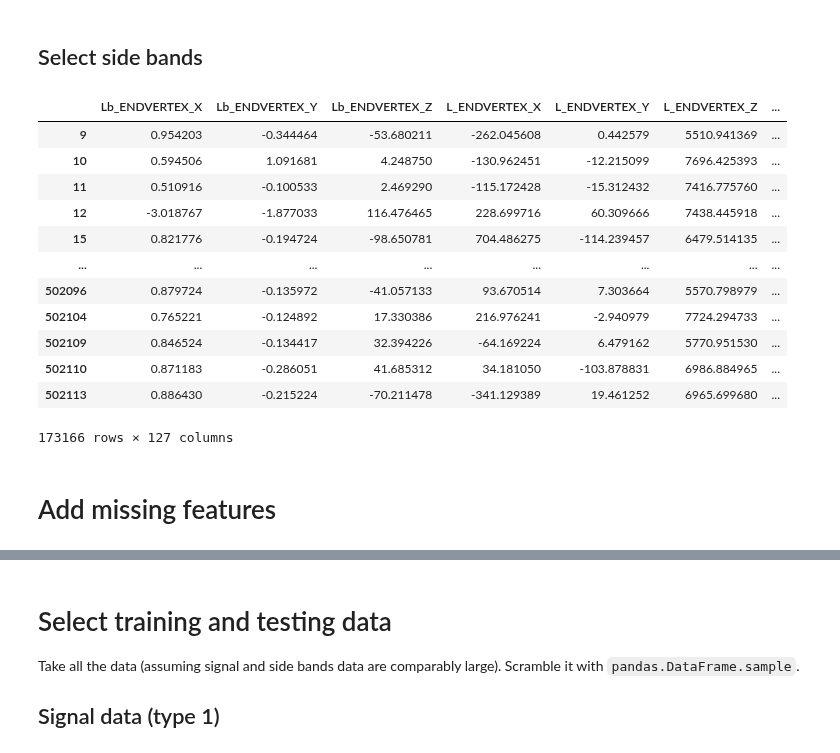
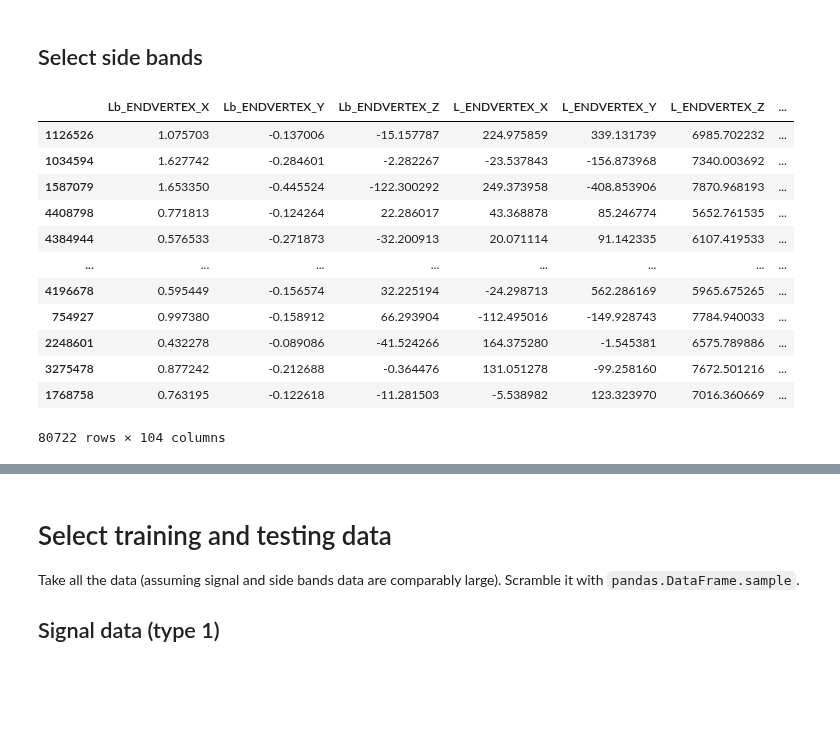
Before and after one commit to alatios/lb2jpsil_classifier-studies, a Jupyter notebook: 1_data_samples_builder.ipynb, the cells around one changed output, grey strips where cells are left out. Drawn from its saved outputs; the diff is of its cells as text; code cells hidden in the pictures; blank space fills up the shorter version.

```diff
--- a/1_data_samples_builder.ipynb
+++ b/1_data_samples_builder.ipynb
@@ -32,7 +32,7 @@ The Monte Carlo HDF5 file should contain two $n$-tuples, one named `LHCbMC_Lb` (
 The "real" data HDF5 file only needs one tree, named `LHCbData`.
 # %%
 inputMC = 'LHCbMC_2016-2017-2018_MagUpDown_Lb2JPsiL_Ttracks_v12.h5'
-inputData = 'Custom_Shuffled5e5_LHCbData_2016_MagUpDown_Dimuon_Ttracks.h5'
+inputData = 'Custom_Shuffled5e6_LHCbData_2016_MagUpDown_Dimuon_Ttracks.h5'
 # %% [markdown]
 # Monte Carlo data
 ## Reconstructed events
@@ -132,0 +170,12 @@ Data imported found in 0.9617 seconds.
+# %%
+df_Data = df_Data.assign(
+    p_PT = TransverseMomentumModulus(df_Data['p_PX'],df_Data['p_PY']),
+    DTF_FixJPsi_p_PT = TransverseMomentumModulus(df_Data['DTF_FixJPsi_p_PX'], df_Data['DTF_FixJPsi_p_PY']),
+    DTF_FixJPsiLambda_p_PT = TransverseMomentumModulus(df_Data['DTF_FixJPsiLambda_p_PX'], df_Data['DTF_FixJPsiLambda_p_PY']),
+    pim_PT = TransverseMomentumModulus(df_Data['pim_PX'],df_Data['pim_PY']),
+    DTF_FixJPsi_pim_PT = TransverseMomentumModulus(df_Data['DTF_FixJPsi_pim_PX'], df_Data['DTF_FixJPsi_pim_PY']),
+    DTF_FixJPsiLambda_pim_PT = TransverseMomentumModulus(df_Data['DTF_FixJPsiLambda_pim_PX'], df_Data['DTF_FixJPsiLambda_pim_PY']),
+    Jpsi_PT = TransverseMomentumModulus(df_Data['Jpsi_PX'],df_Data['Jpsi_PY'])
+)
+
+df_Data
@@ -133,21 +226,23 @@ Data imported found in 0.9617 seconds.
 # %% [markdown]
 ## Select side bands
 # %%
-df_Data_Sideband = df_Data.loc[df_Data['DTF_FixJPsiLambda_Lb_M'] > 5803]
-df_Data_Sideband
+SBL_LeftBoundary = 6220
+SBL_RightBoundary = 6520
+
+df_Data_Sideband_Right = df_Data.loc[(df_Data['DTF_FixJPsiLambda_Lb_M'] > SBL_LeftBoundary)
+                                     & (df_Data['DTF_FixJPsiLambda_Lb_M'] < SBL_RightBoundary)].sample(n=len(df_MC_Filtered), random_state=2021)
+df_Data_Sideband_Right
 # %% [output]
 |  | Lb_ENDVERTEX_X | Lb_ENDVERTEX_Y | Lb_ENDVERTEX_Z | L_ENDVERTEX_X | L_ENDVERTEX_Y | L_ENDVERTEX_Z | ... |
-| 9 | 0.954203 | -0.344464 | -53.680211 | -262.045608 | 0.442579 | 5510.941369 | ... |
-| 10 | 0.594506 | 1.091681 | 4.248750 | -130.962451 | -12.215099 | 7696.425393 | ... |
-| 11 | 0.510916 | -0.100533 | 2.469290 | -115.172428 | -15.312432 | 7416.775760 | ... |
-| 12 | -3.018767 | -1.877033 | 116.476465 | 228.699716 | 60.309666 | 7438.445918 | ... |
-| 15 | 0.821776 | -0.194724 | -98.650781 | 704.486275 | -114.239457 | 6479.514135 | ... |
+| 1126526 | 1.075703 | -0.137006 | -15.157787 | 224.975859 | 339.131739 | 6985.702232 | ... |
+| 1034594 | 1.627742 | -0.284601 | -2.282267 | -23.537843 | -156.873968 | 7340.003692 | ... |
+| 1587079 | 1.653350 | -0.445524 | -122.300292 | 249.373958 | -408.853906 | 7870.968193 | ... |
+| 4408798 | 0.771813 | -0.124264 | 22.286017 | 43.368878 | 85.246774 | 5652.761535 | ... |
+| 4384944 | 0.576533 | -0.271873 | -32.200913 | 20.071114 | 91.142335 | 6107.419533 | ... |
 | ... | ... | ... | ... | ... | ... | ... | ... |
-| 502096 | 0.879724 | -0.135972 | -41.057133 | 93.670514 | 7.303664 | 5570.798979 | ... |
-| 502104 | 0.765221 | -0.124892 | 17.330386 | 216.976241 | -2.940979 | 7724.294733 | ... |
-| 502109 | 0.846524 | -0.134417 | 32.394226 | -64.169224 | 6.479162 | 5770.951530 | ... |
-| 502110 | 0.871183 | -0.286051 | 41.685312 | 34.181050 | -103.878831 | 6986.884965 | ... |
-| 502113 | 0.886430 | -0.215224 | -70.211478 | -341.129389 | 19.461252 | 6965.699680 | ... |
+| 4196678 | 0.595449 | -0.156574 | 32.225194 | -24.298713 | 562.286169 | 5965.675265 | ... |
+| 754927 | 0.997380 | -0.158912 | 66.293904 | -112.495016 | -149.928743 | 7784.940033 | ... |
+| 2248601 | 0.432278 | -0.089086 | -41.524266 | 164.375280 | -1.545381 | 6575.789886 | ... |
+| 3275478 | 0.877242 | -0.212688 | -0.364476 | 131.051278 | -99.258160 | 7672.501216 | ... |
+| 1768758 | 0.763195 | -0.122618 | -11.281503 | -5.538982 | 123.323970 | 7016.360669 | ... |
-173166 rows × 127 columns
+80722 rows × 104 columns
-# %% [markdown]
-# Add missing features
```
Also changed, not shown: parts of 20 cells of this notebook, 1 other file.
